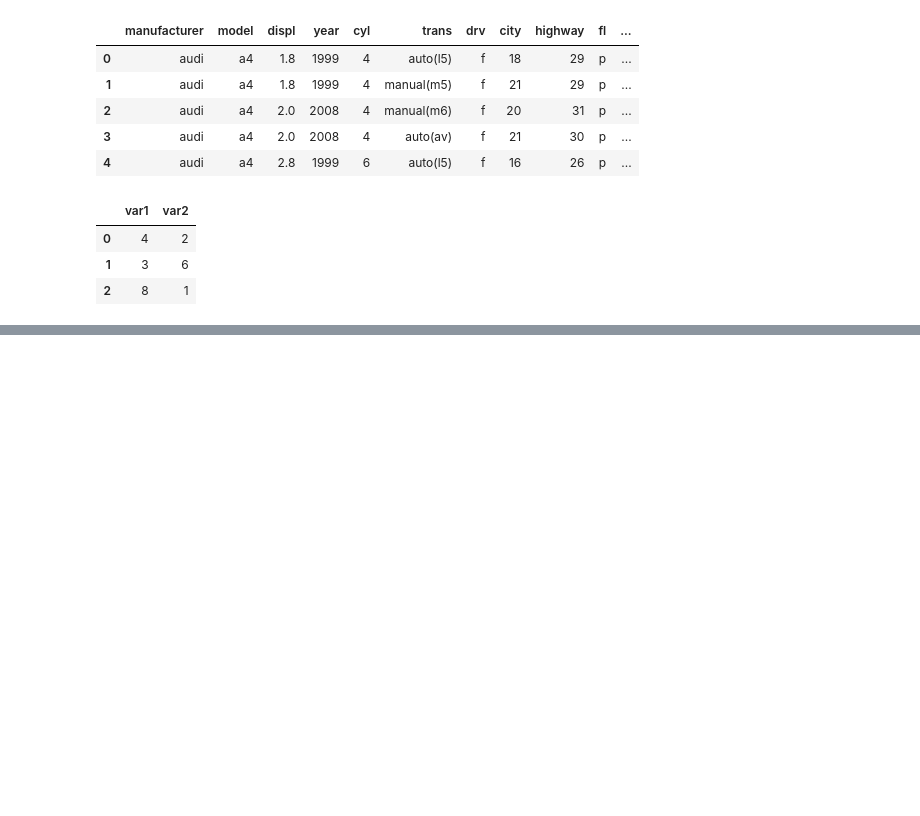
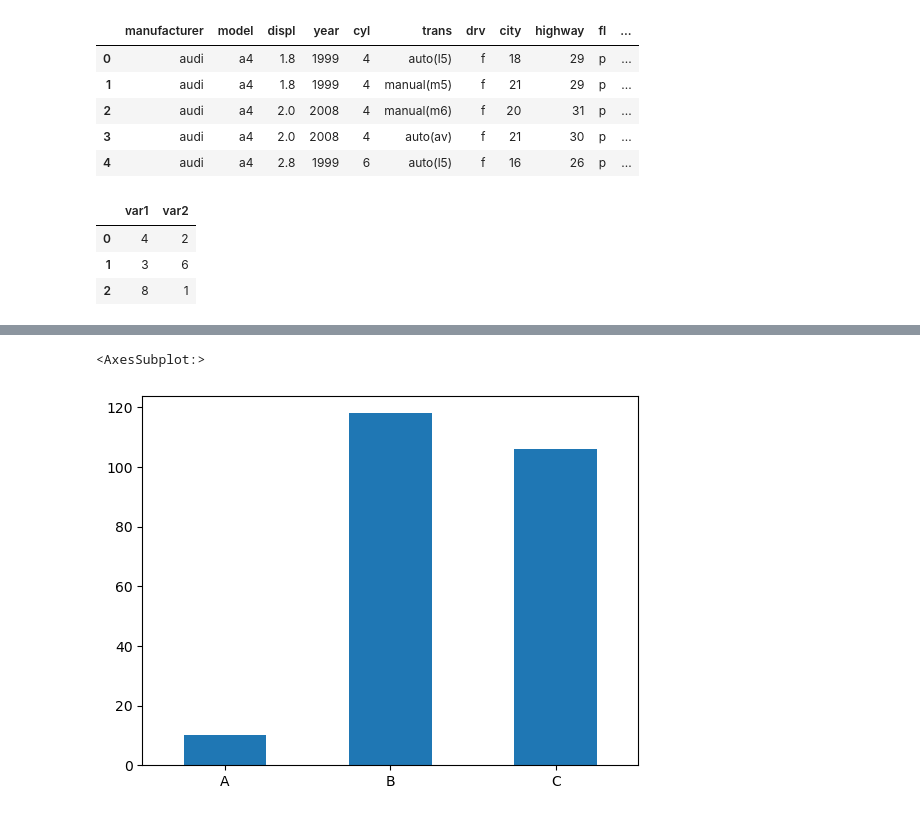
Before and after one commit to mizzcereal/kit_bigdata, a Jupyter notebook: chapter05/chapter05.ipynb, the cells around one changed output, grey strips where cells are left out. Drawn from its saved outputs; the diff is of its cells as text; code cells hidden in the pictures; blank space fills up the shorter version.

```diff
--- a/chapter05/chapter05.ipynb
+++ b/chapter05/chapter05.ipynb
@@ -316,0 +427,5 @@ df
+# %%
+count_grade.plot.bar(rot = 0)
+# %% [output]
+<AxesSubplot:>
+[figure, added]
```
Also changed, not shown: parts of 14 cells of this notebook.
